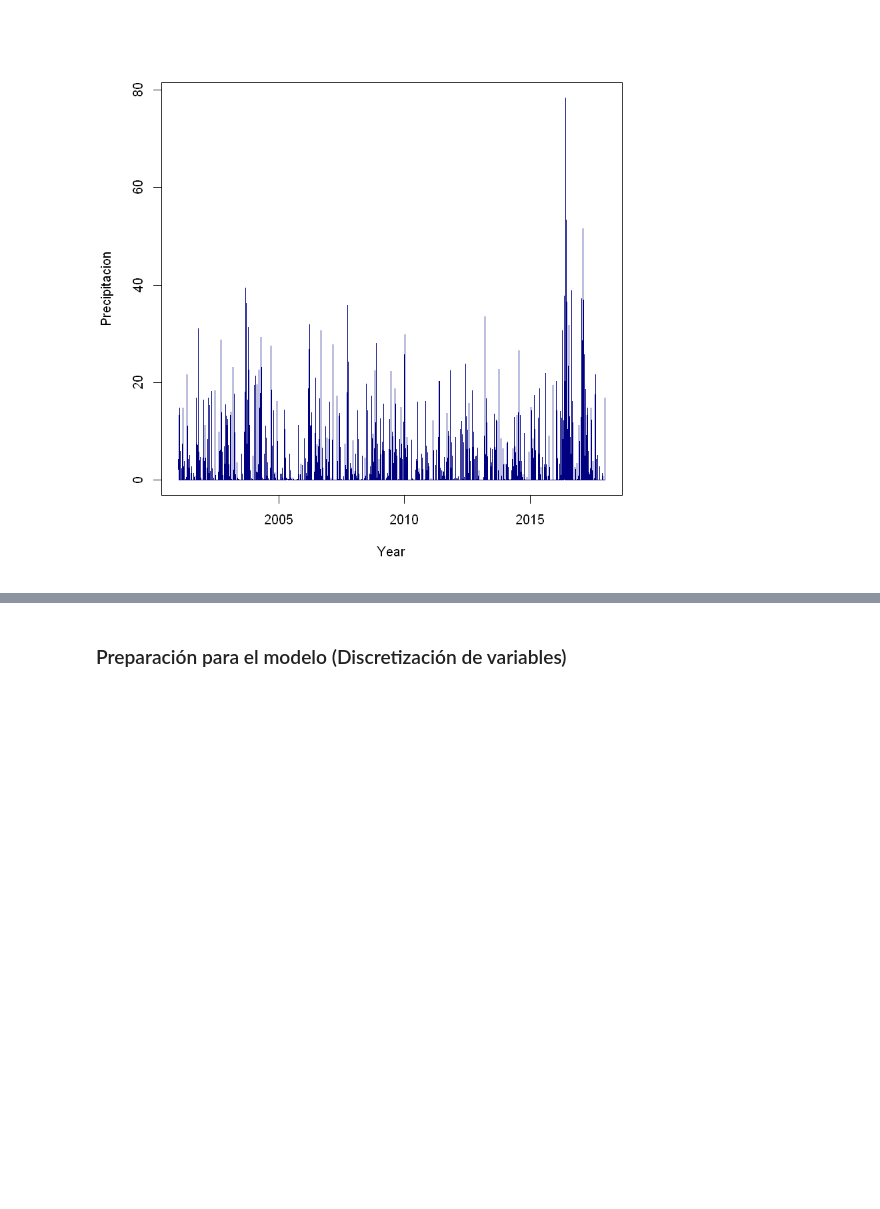
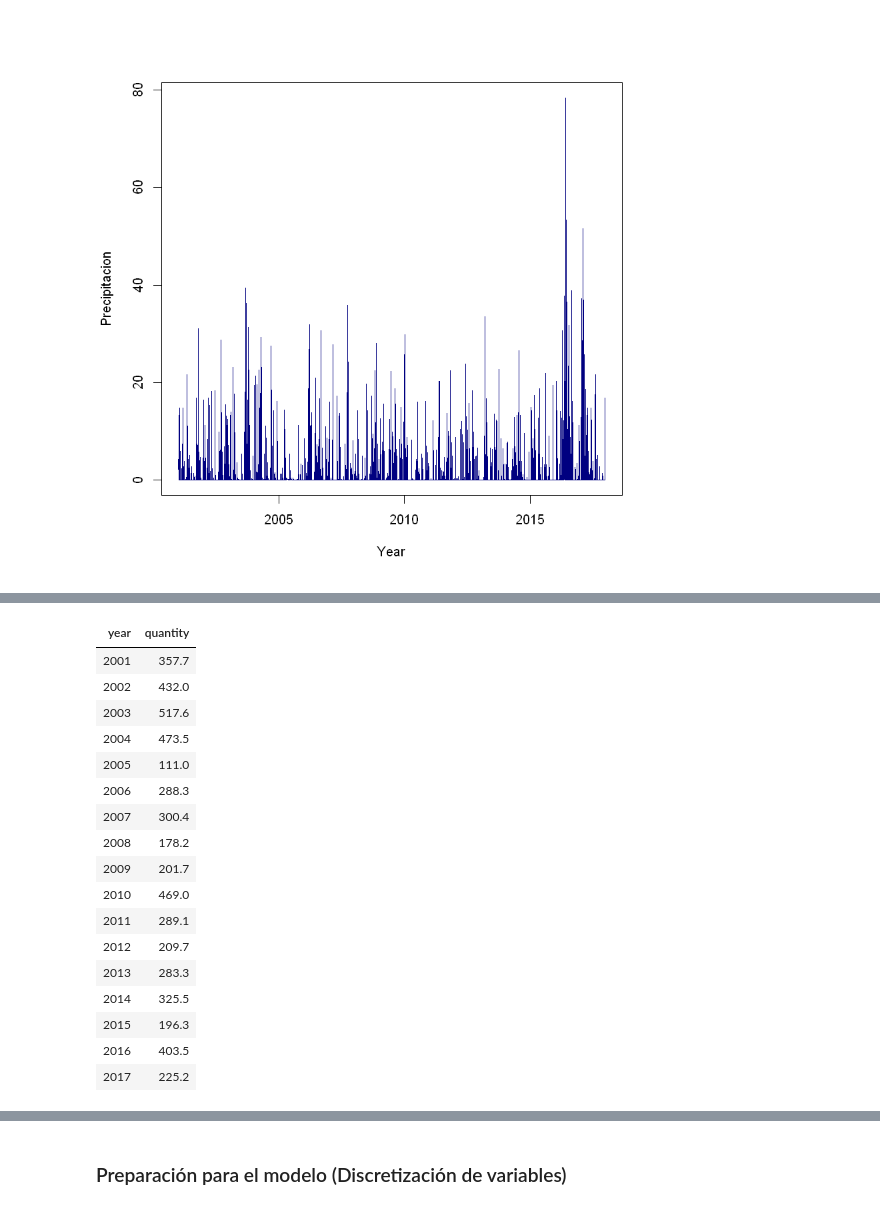
Before and after one commit to manumonforte/DataMining-BigDataParadigm, a Jupyter notebook: Estudio.ipynb, the cells around one changed output, grey strips where cells are left out. Cells and saved outputs as stored; diff of their text form; code cells hidden in the pictures; blank space fills up the shorter version.

```diff
--- a/Estudio.ipynb
+++ b/Estudio.ipynb
@@ -551,0 +586,31 @@ plot(rainfall_ts, xlab="Year", ylab="Precipitacion",
+# %%
+# divido por año, mes y dia
+rainfall_year <-rainfall %>% separate(date, sep="-", into = c("year", "month", "day"))
+
+# sumo todos los dias del año para cada gas
+rainfall_year <- rainfall_year %>%
+  group_by(year) %>%
+  summarise(quantity = sum(quantity, na.rm = TRUE))
+
+rainfall_year <- rainfall_year[-c(18),] # quito 2018 como en la tabla de contaminacion
+
+head(rainfall_year, n = 17)
+# %% [output]
+| year | quantity |
+| 2001 | 357.7 |
+| 2002 | 432.0 |
+| 2003 | 517.6 |
+| 2004 | 473.5 |
+| 2005 | 111.0 |
+| 2006 | 288.3 |
+| 2007 | 300.4 |
+| 2008 | 178.2 |
+| 2009 | 201.7 |
+| 2010 | 469.0 |
+| 2011 | 289.1 |
+| 2012 | 209.7 |
+| 2013 | 283.3 |
+| 2014 | 325.5 |
+| 2015 | 196.3 |
+| 2016 | 403.5 |
+| 2017 | 225.2 |
```
Also changed, not shown: parts of 17 cells of this notebook.
